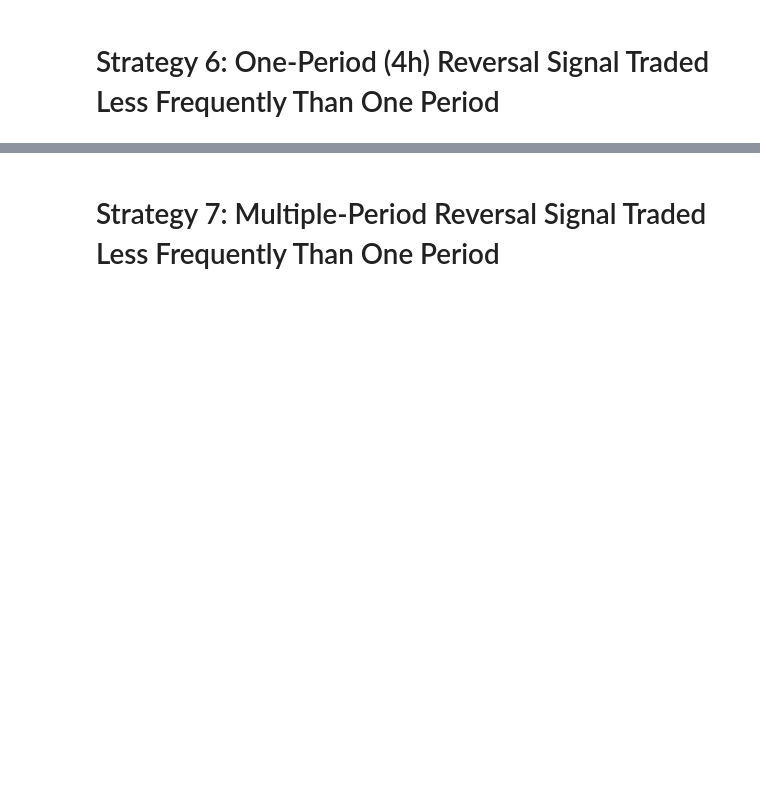
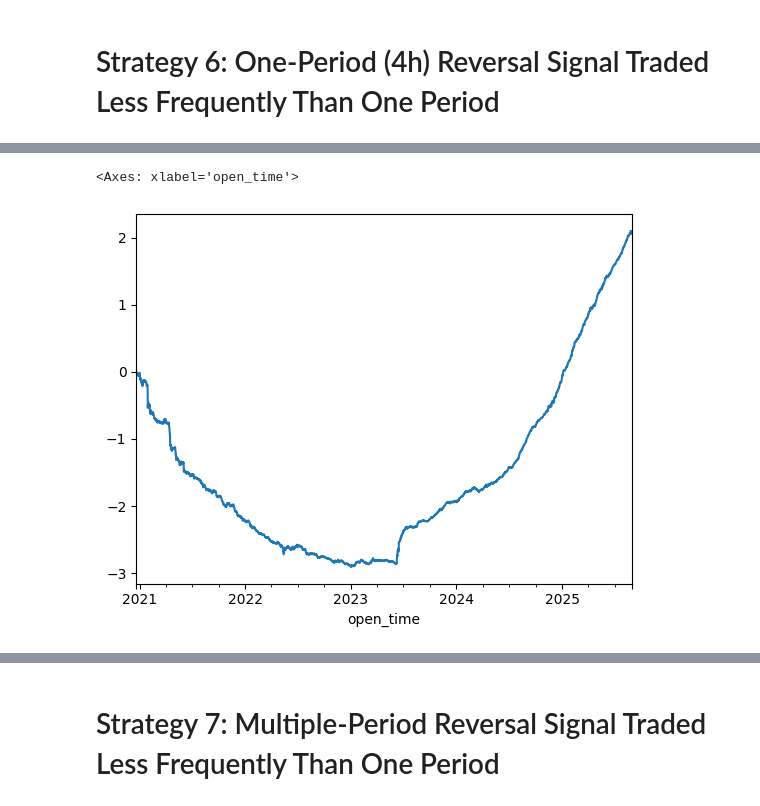
Before and after one commit to wbchristerson/crypto-strategies, a Jupyter notebook: class_project.ipynb, the cells around one changed output, grey strips where cells are left out. Drawn from its saved outputs; the diff is of its cells as text; code cells hidden in the pictures; blank space fills up the shorter version.

```diff
--- a/class_project.ipynb
+++ b/class_project.ipynb
@@ -793,0 +869,5 @@ Intel MKL WARNING: Support of Intel(R) Streaming SIMD Extensions 4.2 (Intel(R) S
+# %%
+net_returns.cumsum().plot()
+# %% [output]
+<Axes: xlabel='open_time'>
+[figure, added]
```
Also changed, not shown: parts of 97 cells of this notebook.
